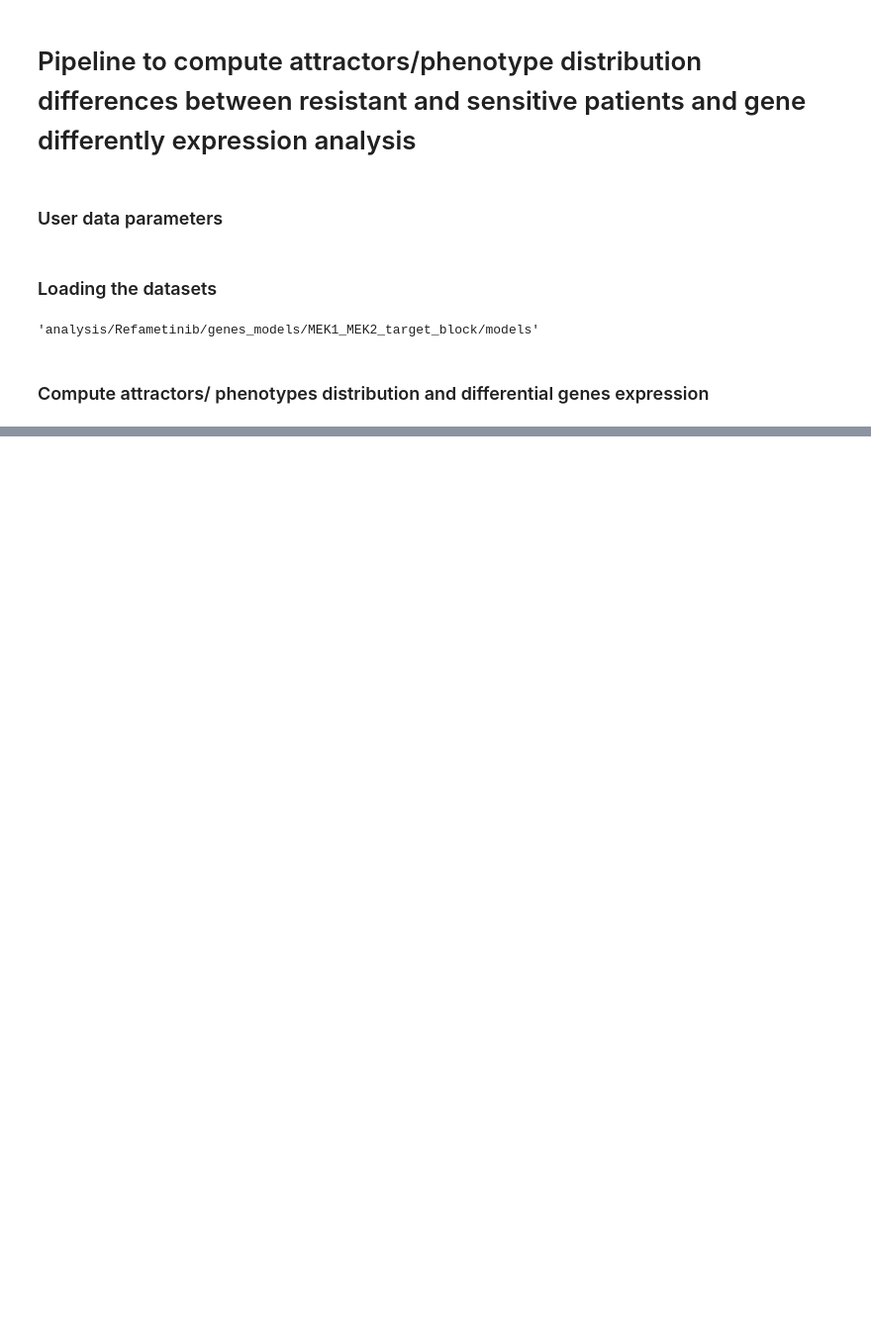
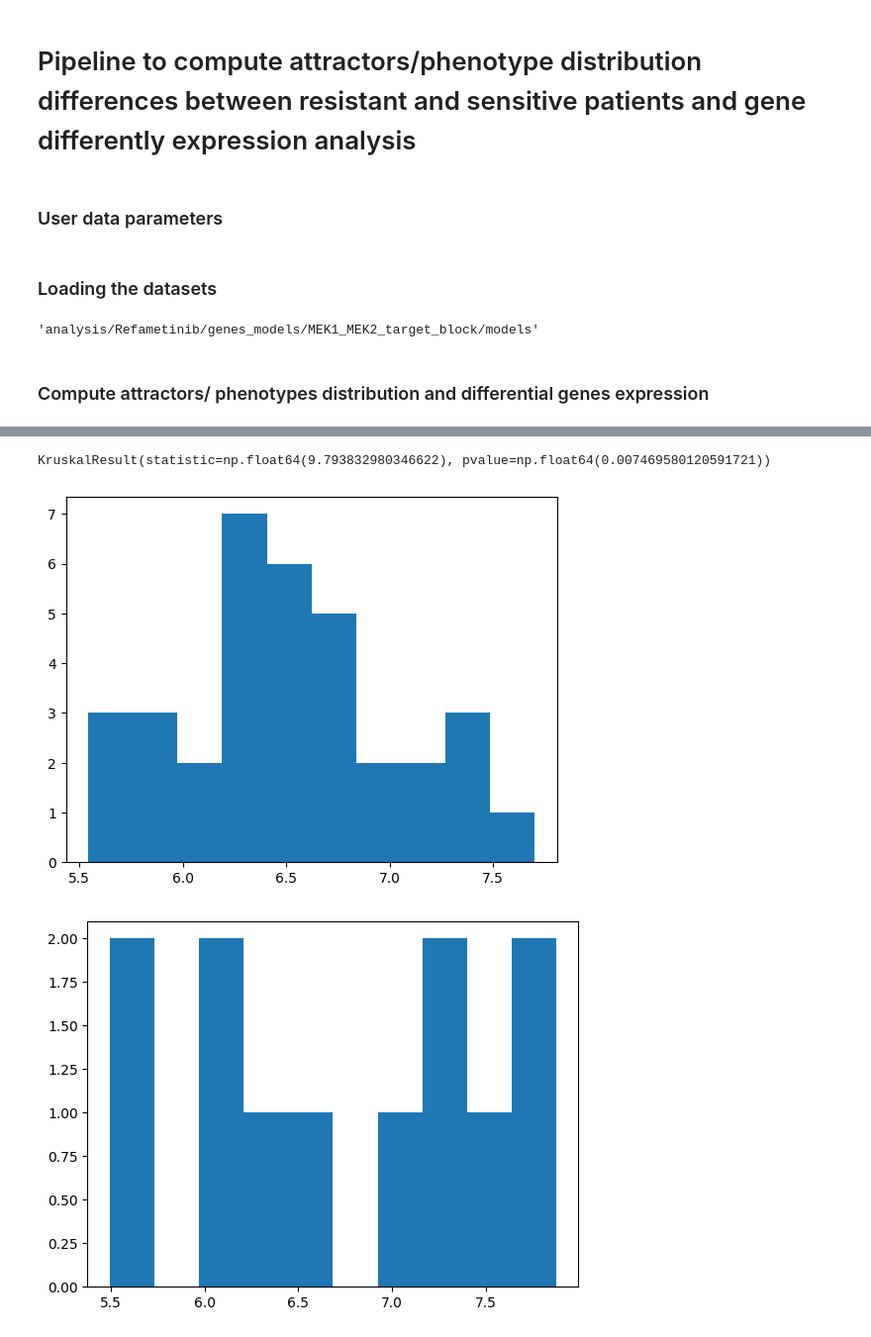
Before and after one commit to romane-gauthierj/Attractor-Resistance, a Jupyter notebook: pipeline_2.ipynb, the cells around one changed output, grey strips where cells are left out. Shown: that part at 99% size. Drawn from its saved outputs; the diff is of its cells as text; code cells hidden in the pictures; blank space fills up the shorter version.

```diff
--- a/pipeline_2.ipynb
+++ b/pipeline_2.ipynb
@@ -73,6 +75,9 @@ with open(f"analysis/{drug_interest}/top_sensitive_ids.txt") as f:
 
 with open(f"analysis/{drug_interest}/top_healthy_ids.txt") as f:
     top_healthy_ids = [line.strip() for line in f if line.strip()]
+
+
+rna_seq_data = pd.read_csv('data/rnaseq_merged/rnaseq_merged_20250117.csv')
 # %%
 folder_models
 # %% [output]
@@ -112,0 +134,38 @@ Saved final phenotype table to: analysis/Refametinib/genes_models/MEK1_MEK2_targ
+# %%
+values_ctnnb1_healthy = list(rna_seq_data[
+    (rna_seq_data['model_id'].isin(top_healthy_ids)) &
+    (rna_seq_data['gene_symbol'] == 'CTNNB1')
+]['rsem_tpm'])
+
+
+values_ctnnb1_resistant = list(rna_seq_data[
+    (rna_seq_data['model_id'].isin(top_resistant_ids)) &
+    (rna_seq_data['gene_symbol'] == 'CTNNB1')
+]['rsem_tpm'])
+
+values_ctnnb1_sensitive = list(rna_seq_data[
+    (rna_seq_data['model_id'].isin(top_sensitive_ids)) &
+    (rna_seq_data['gene_symbol'] == 'CTNNB1')
+]['rsem_tpm'])
+# %%
+# kruskal test
+result = stats.kruskal(values_ctnnb1_healthy, values_ctnnb1_resistant, values_ctnnb1_sensitive)
+result
+# %% [output]
+KruskalResult(statistic=np.float64(9.793832980346622), pvalue=np.float64(0.007469580120591721))
+# %%
+# check the shape does not change to make sure the difference observed is due to diff means
+import matplotlib.pyplot as plt
+
+
+plt.hist(values_ctnnb1_resistant)
+plt.show()
+
+plt.hist(values_ctnnb1_healthy)
+plt.show()
+
+plt.hist(values_ctnnb1_sensitive)
+plt.show()
+# %% [output]
+[figure, added]
+[figure, added]
```
Also changed, not shown: parts of 8 cells of this notebook, 12 other files.
